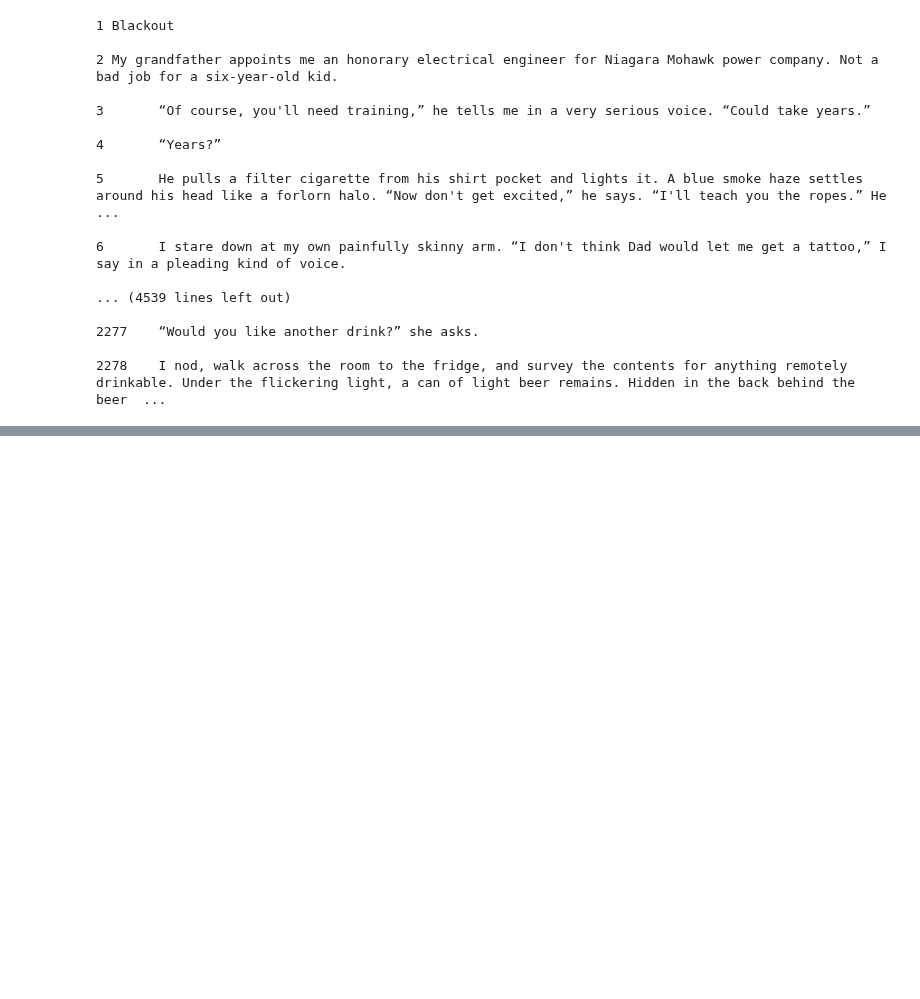
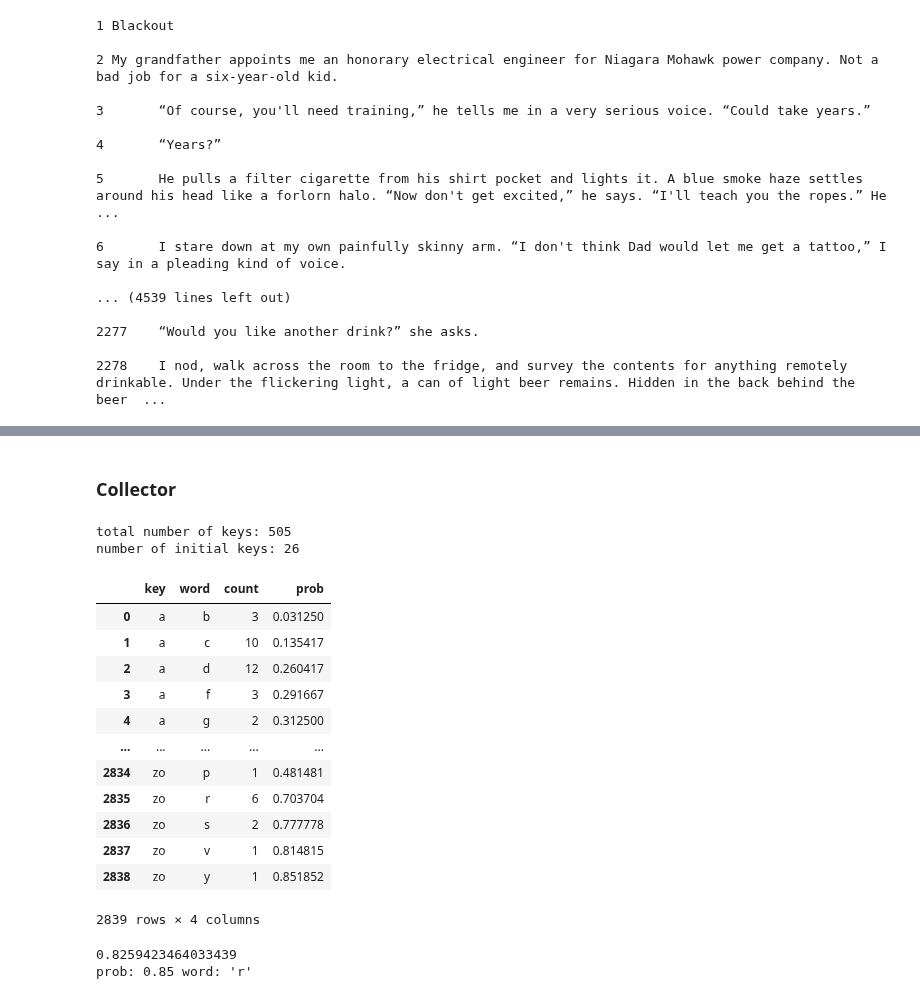
Before and after one commit to dwbzen/pymusic, a Jupyter notebook: text_processing.ipynb, the cells around one changed output, grey strips where cells are left out. Drawn from its saved outputs; the diff is of its cells as text; code cells hidden in the pictures; blank space fills up the shorter version.

```diff
--- a/text_processing.ipynb
+++ b/text_processing.ipynb
@@ -479,0 +592,36 @@ print(len(text))
+# %% [markdown]
+### Collector
+# %%
+#
+# CharacterCollector
+#
+order = 2
+source = '/data/text/drugBrandNames.txt'
+verbose = 1
+collector = CharacterCollector(order, verbose=verbose, source=source, ignore_case=True)
+collector.name = "test"
+collector.format = 'csv'
+collector.sort_chain = True
+results=collector.run()
+# %% [output]
+total number of keys: 505
+number of initial keys: 26
+# %%
+markovChain = collector.markovChain
+counts_df = markovChain.counts_df
+chain_df = markovChain.chain_df
+chain_df.head(-20)
+# %% [output]
+|  | key | word | count | prob |
+| 0 | a | b | 3 | 0.031250 |
+| 1 | a | c | 10 | 0.135417 |
+| 2 | a | d | 12 | 0.260417 |
+| 3 | a | f | 3 | 0.291667 |
+| 4 | a | g | 2 | 0.312500 |
+| ... | ... | ... | ... | ... |
+| 2834 | zo | p | 1 | 0.481481 |
+| 2835 | zo | r | 6 | 0.703704 |
+| 2836 | zo | s | 2 | 0.777778 |
+| 2837 | zo | v | 1 | 0.814815 |
+| 2838 | zo | y | 1 | 0.851852 |
+2839 rows × 4 columns
@@ -479,0 +631,10 @@ print(len(text))
+# %%
+print(prob)
+df = chain_df[chain_df['key']==seed]
+row = df[df['prob']>prob].iloc[0]
+p = row['prob']
+word = row['word']
+print(f"prob: {p} word: '{word}'")
+# %% [output]
+0.8259423464033439
+prob: 0.85 word: 'r'
```
Also changed, not shown: parts of 40 cells of this notebook, 12 other files.
